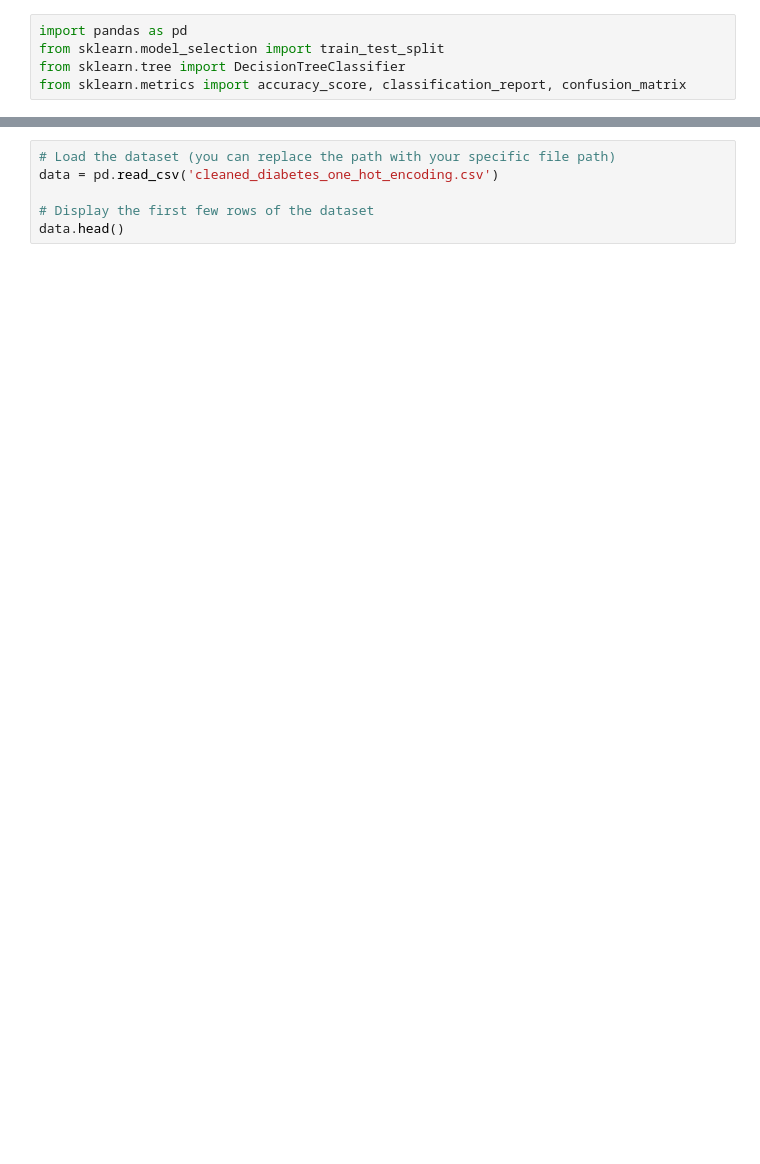
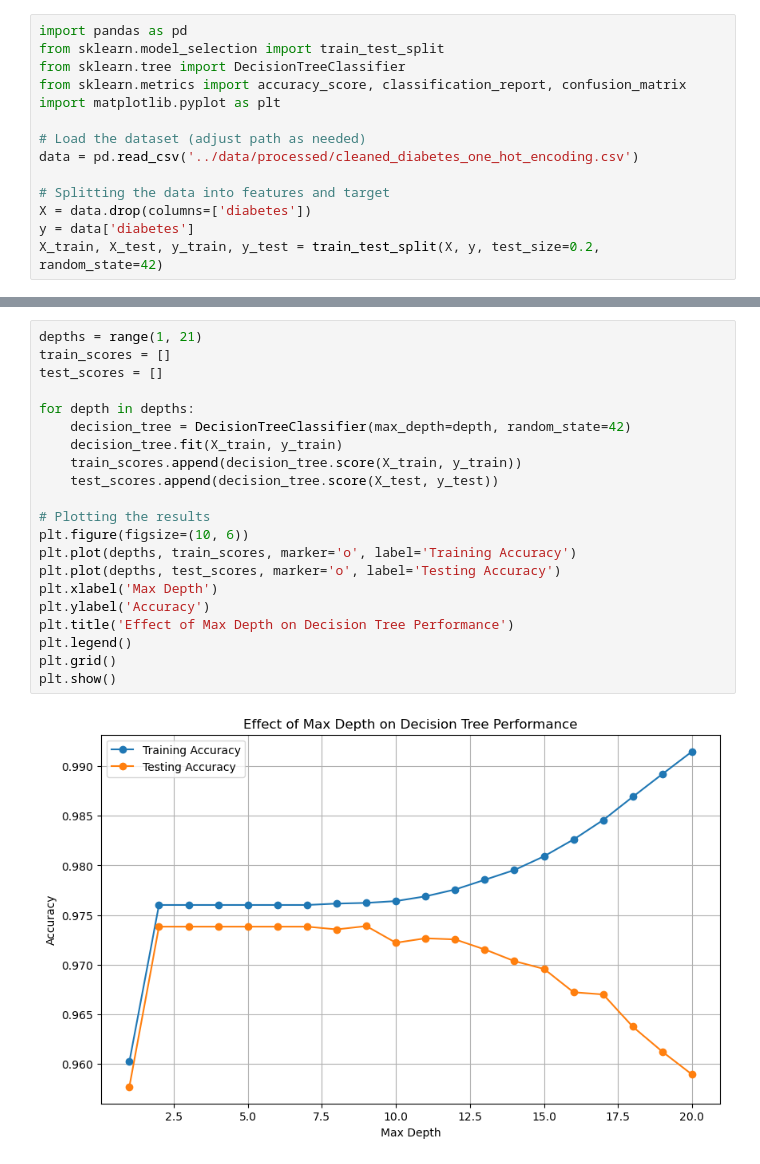
Before and after one commit to RajaATAli/CSCI365_481_Final_Project, a Jupyter notebook: notebooks/Decision_Tree_Model.ipynb, the cells around one changed output, grey strips where cells are left out. Saved outputs shown, nothing was run; the diff lists cells and outputs as text; blank space fills up the shorter version.

Commit message:
Experimented with depth, min sample split, min sample leaves and  aimed to balance model complexity and performance

```diff
--- a/notebooks/Decision_Tree_Model.ipynb
+++ b/notebooks/Decision_Tree_Model.ipynb
@@ -9,3 +9,12 @@ import pandas as pd
 from sklearn.model_selection import train_test_split
 from sklearn.tree import DecisionTreeClassifier
 from sklearn.metrics import accuracy_score, classification_report, confusion_matrix
+import matplotlib.pyplot as plt
+
+# Load the dataset (adjust path as needed)
+data = pd.read_csv('../data/processed/cleaned_diabetes_one_hot_encoding.csv')
+
+# Splitting the data into features and target
+X = data.drop(columns=['diabetes'])
+y = data['diabetes']
+X_train, X_test, y_train, y_test = train_test_split(X, y, test_size=0.2, random_state=42)
@@ -14,7 +25,24 @@ Load Data
 # %%
-# Load the dataset (you can replace the path with your specific file path)
-data = pd.read_csv('cleaned_diabetes_one_hot_encoding.csv')
+depths = range(1, 21)
+train_scores = []
+test_scores = []
 
-# Display the first few rows of the dataset
-data.head()
+for depth in depths:
+    decision_tree = DecisionTreeClassifier(max_depth=depth, random_state=42)
+    decision_tree.fit(X_train, y_train)
+    train_scores.append(decision_tree.score(X_train, y_train))
+    test_scores.append(decision_tree.score(X_test, y_test))
+
+# Plotting the results
+plt.figure(figsize=(10, 6))
+plt.plot(depths, train_scores, marker='o', label='Training Accuracy')
+plt.plot(depths, test_scores, marker='o', label='Testing Accuracy')
+plt.xlabel('Max Depth')
+plt.ylabel('Accuracy')
+plt.title('Effect of Max Depth on Decision Tree Performance')
+plt.legend()
+plt.grid()
+plt.show()
+# %% [output]
+[figure, added]
 # %% [markdown]
```
Also changed, not shown: parts of 11 cells of this notebook, 1 other file.
